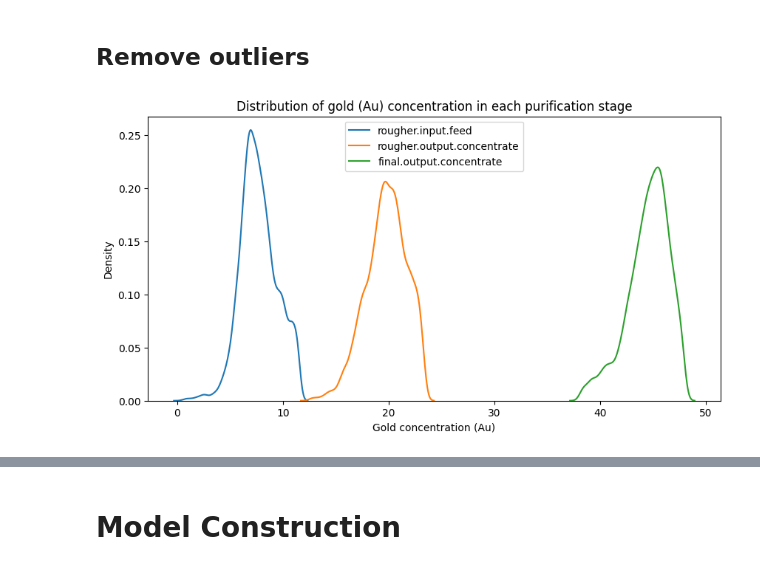
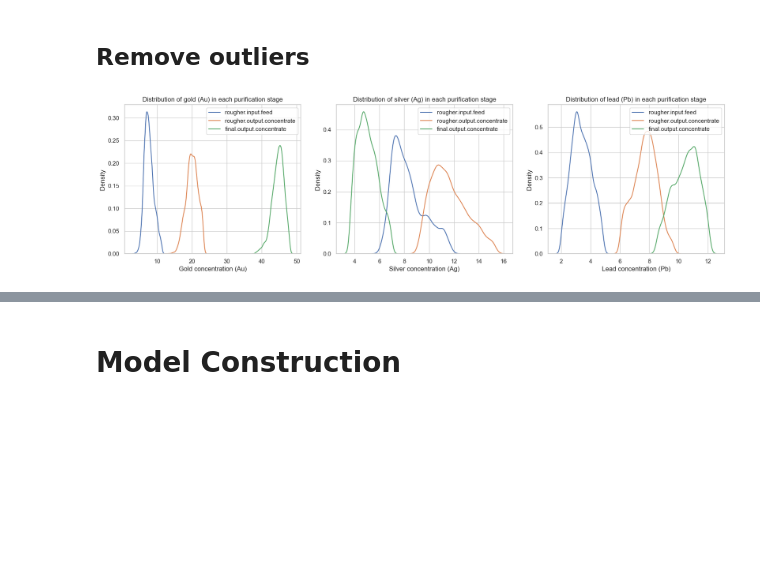
Before and after one commit to keneth4/ml_projects, a Jupyter notebook: ds/4. Gold Extraction Process Optimization.ipynb, the cells around one changed output, grey strips where cells are left out. Drawn from its saved outputs; the diff is of its cells as text; code cells hidden in the pictures; blank space fills up the shorter version.

```diff
--- a/ds/4. Gold Extraction Process Optimization.ipynb
+++ b/ds/4. Gold Extraction Process Optimization.ipynb
@@ -426,0 +380,20 @@ plt.show()
+# %%
+# Create three subplots with the distribution of gold (Au), silver (Ag), and lead (Pb) concentrations in each purification stage
+fig, axes = plt.subplots(1, 3, figsize=(20, 5))
+for stage in stages:
+    sns.kdeplot(df_train[f'{stage}_au'], label=stage, ax=axes[0])
+    sns.kdeplot(df_train[f'{stage}_ag'], label=stage, ax=axes[1])
+    sns.kdeplot(df_train[f'{stage}_pb'], label=stage, ax=axes[2])
+axes[0].set_title('Distribution of gold (Au) in each purification stage')
+axes[0].set_xlabel('Gold concentration (Au)')
+axes[0].set_ylabel('Density')
+axes[0].legend()
+axes[1].set_title('Distribution of silver (Ag) in each purification stage')
+axes[1].set_xlabel('Silver concentration (Ag)')
+axes[1].set_ylabel('Density')
+axes[1].legend()
+axes[2].set_title('Distribution of lead (Pb) in each purification stage')
+axes[2].set_xlabel('Lead concentration (Pb)')
+axes[2].set_ylabel('Density')
+axes[2].legend()
+plt.show()
@@ -437,18 +408,44 @@ upper_bound = 0.95
 # %%
+# Define lower and upper bounds for the quantiles
+lower_bound = 0.05
+upper_bound = 0.95
+
 # Remove outliers in the distributions of gold (Au) concentrations at different purification stages in the training set
 for stage in stages:
     q_low = df_train[f'{stage}_au'].quantile(lower_bound)
     q_hi  = df_train[f'{stage}_au'].quantile(upper_bound)
     df_train = df_train[(df_train[f'{stage}_au'] < q_hi) & (df_train[f'{stage}_au'] > q_low)]
 
-# Show the distribution of gold (Au) concentration in each purification stage
-ig, ax = plt.subplots(figsize=(10, 5))
+# Remove outliers in the distributions of silver (Ag) concentrations at different purification stages in the training set
 for stage in stages:
-    sns.kdeplot(df_train[f'{stage}_au'], label=stage, ax=ax)
-plt.title('Distribution of gold (Au) concentration in each purification stage')
-plt.xlabel('Gold concentration (Au)')
-plt.ylabel('Density')
-plt.legend()
+    q_low = df_train[f'{stage}_ag'].quantile(lower_bound)
+    q_hi  = df_train[f'{stage}_ag'].quantile(upper_bound)
+    df_train = df_train[(df_train[f'{stage}_ag'] < q_hi) & (df_train[f'{stage}_ag'] > q_low)]
+
+# Remove outliers in the distributions of lead (Pb) concentrations at different purification stages in the training set
+for stage in stages:
+    q_low = df_train[f'{stage}_pb'].quantile(lower_bound)
+    q_hi  = df_train[f'{stage}_pb'].quantile(upper_bound)
+    df_train = df_train[(df_train[f'{stage}_pb'] < q_hi) & (df_train[f'{stage}_pb'] > q_low)]
+
+# Create three subplots with the distribution of gold (Au), silver (Ag), and lead (Pb) concentrations in each purification stage
+fig, axes = plt.subplots(1, 3, figsize=(20, 5))
+for stage in stages:
+    sns.kdeplot(df_train[f'{stage}_au'], label=stage, ax=axes[0])
+    sns.kdeplot(df_train[f'{stage}_ag'], label=stage, ax=axes[1])
+    sns.kdeplot(df_train[f'{stage}_pb'], label=stage, ax=axes[2])
+axes[0].set_title('Distribution of gold (Au) in each purification stage')
+axes[0].set_xlabel('Gold concentration (Au)')
+axes[0].set_ylabel('Density')
+axes[0].legend()
+axes[1].set_title('Distribution of silver (Ag) in each purification stage')
+axes[1].set_xlabel('Silver concentration (Ag)')
+axes[1].set_ylabel('Density')
+axes[1].legend()
+axes[2].set_title('Distribution of lead (Pb) in each purification stage')
+axes[2].set_xlabel('Lead concentration (Pb)')
+axes[2].set_ylabel('Density')
+axes[2].legend()
 plt.show()
 # %% [output]
-[figure, old version]
+[figure, new version]
```
Also changed, not shown: parts of 48 cells of this notebook.
